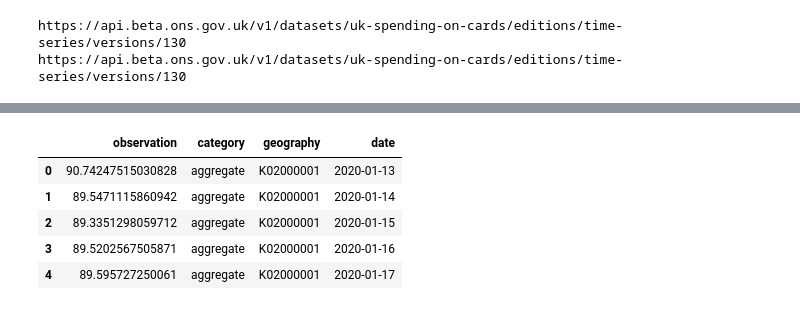
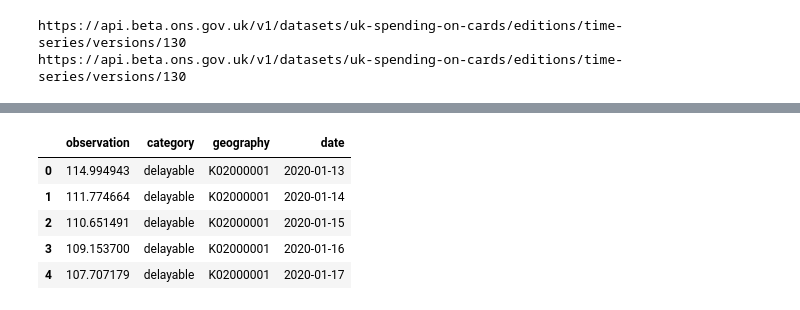
Before and after one commit to hbarnes163/software_engineering_sum1, a Jupyter notebook: ons_data_viewer.ipynb, the cells around one changed output, grey strips where cells are left out. Saved outputs shown, nothing was run; the diff lists cells and outputs as text; code cells hidden in the pictures.

```diff
--- a/ons_data_viewer.ipynb
+++ b/ons_data_viewer.ipynb
@@ -117,6 +117,10 @@ def return_data(url, request: dict):
         else:
             df[name] = request[name]
 
+    df = df[df['observation'] != ""]
+
+    df['observation'] = pd.to_numeric(df['observation'], errors='coerce')
+
     return df
 # %%
 def return_timeseries(url, category = 'aggregate', geography = 'K02000001'):
@@ -127,21 +131,19 @@ def return_timeseries(url, category = 'aggregate', geography = 'K02000001'):
         year_data = return_data(url, {'category' : category, 'daymonth' : '*', 'geography': geography, 'time': year})
         all_data = pd.concat([all_data, year_data])
 
-    all_data = all_data[all_data['observation'] != ""]
-
     all_data['date'] = pd.to_datetime(all_data['daymonth'].astype(str) + '-' + all_data['time'].astype(str), dayfirst= True)
 
     all_data = all_data.sort_values('date', ascending= True).reset_index()
 
     return(all_data.drop(columns= ['index', 'daymonth', 'time']))
 # %%
-timeseries = return_timeseries(url_to_use, 'aggregate')
+timeseries = return_timeseries(url_to_use, 'delayable')
 
 timeseries.head()
 # %% [output]
 |  | observation | category | geography | date |
-| 0 | 90.74247515030828 | aggregate | K02000001 | 2020-01-13 |
-| 1 | 89.5471115860942 | aggregate | K02000001 | 2020-01-14 |
-| 2 | 89.3351298059712 | aggregate | K02000001 | 2020-01-15 |
-| 3 | 89.5202567505871 | aggregate | K02000001 | 2020-01-16 |
-| 4 | 89.595727250061 | aggregate | K02000001 | 2020-01-17 |
+| 0 | 114.994943 | delayable | K02000001 | 2020-01-13 |
+| 1 | 111.774664 | delayable | K02000001 | 2020-01-14 |
+| 2 | 110.651491 | delayable | K02000001 | 2020-01-15 |
+| 3 | 109.153700 | delayable | K02000001 | 2020-01-16 |
+| 4 | 107.707179 | delayable | K02000001 | 2020-01-17 |
```
Also changed, not shown: parts of 1 cell of this notebook.
